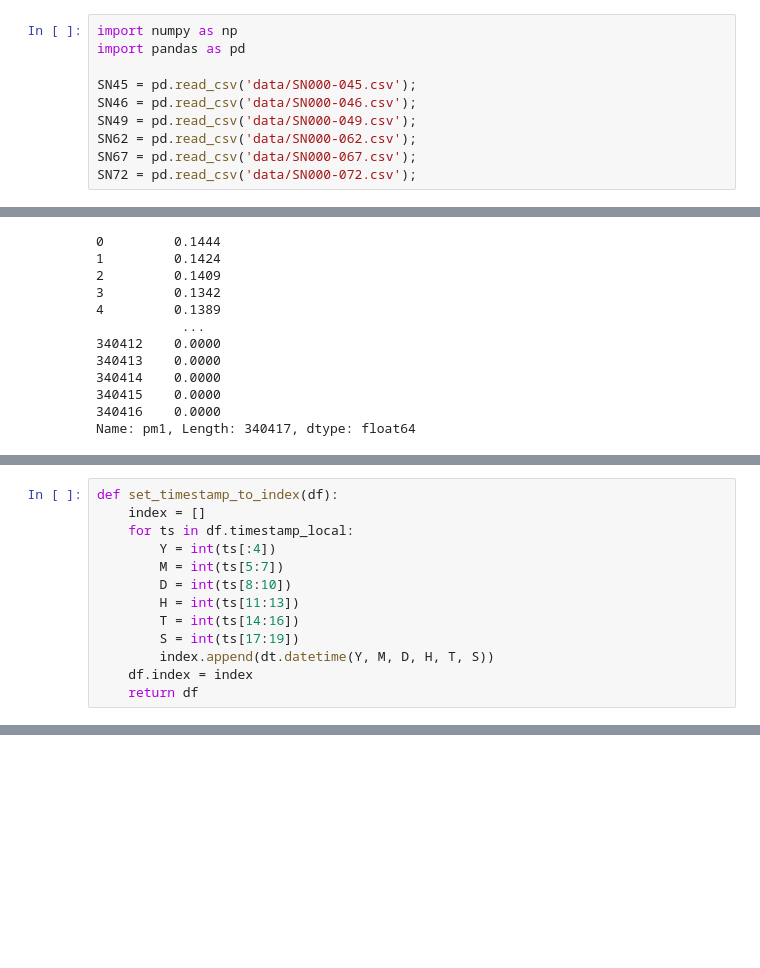
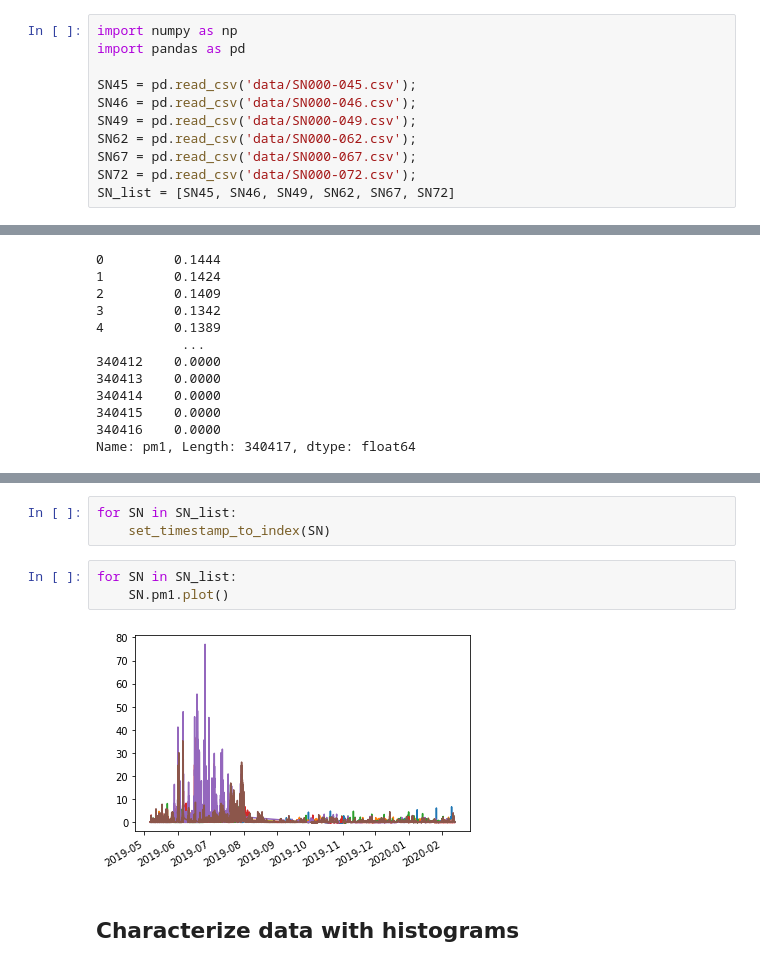
Before and after one commit to airpartners/data-analysis, a Jupyter notebook: Sensor Data Analysis.ipynb, the cells around one changed output, grey strips where cells are left out. Drawn from its saved outputs; the diff is of its cells as text; blank space fills up the shorter version.

Commit message:
Fixed index to be datetime so time series plot properly

```diff
--- a/Sensor Data Analysis.ipynb
+++ b/Sensor Data Analysis.ipynb
@@ -10,6 +10,7 @@ SN49 = pd.read_csv('data/SN000-049.csv');
 SN62 = pd.read_csv('data/SN000-062.csv');
 SN67 = pd.read_csv('data/SN000-067.csv');
 SN72 = pd.read_csv('data/SN000-072.csv');
+SN_list = [SN45, SN46, SN49, SN62, SN67, SN72]
 # %%
 SN45.describe()
 # %% [output]
@@ -163,13 +98,0 @@ df_datetime_test.plot()
-# %%
-def set_timestamp_to_index(df):
-    index = []
-    for ts in df.timestamp_local:
-        Y = int(ts[:4])
-        M = int(ts[5:7])
-        D = int(ts[8:10])
-        H = int(ts[11:13])
-        T = int(ts[14:16])
-        S = int(ts[17:19])
-        index.append(dt.datetime(Y, M, D, H, T, S))
-    df.index = index
-    return df
@@ -192,0 +132,10 @@ SN45_ts
+# %%
+for SN in SN_list:
+    set_timestamp_to_index(SN)
+# %%
+for SN in SN_list:
+    SN.pm1.plot()
+# %% [output]
+[figure, added]
+# %% [markdown]
+## Characterize data with histograms
```
Also changed, not shown: parts of 15 cells of this notebook.
